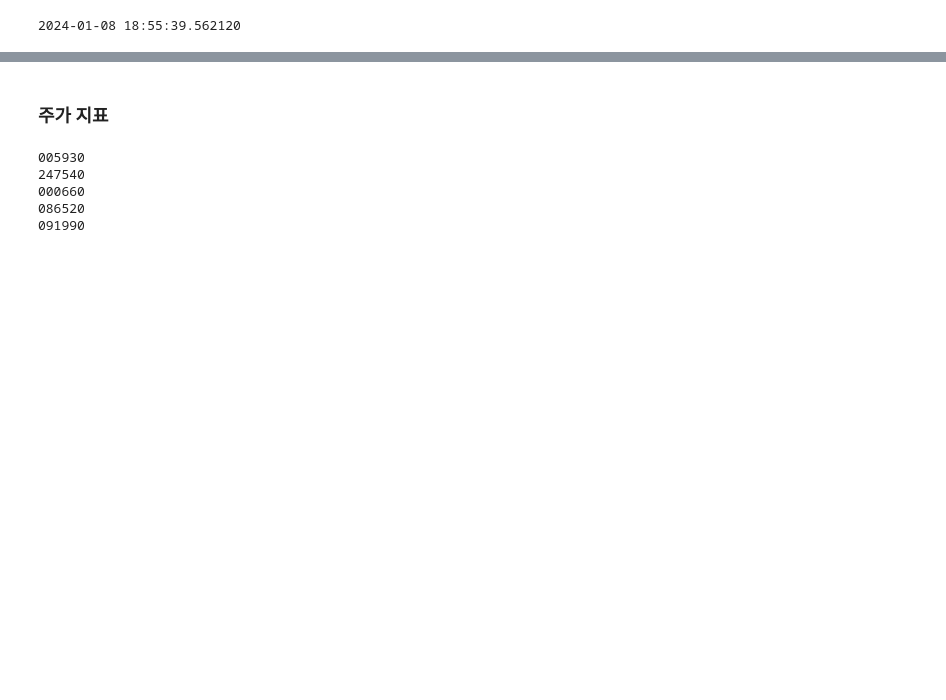
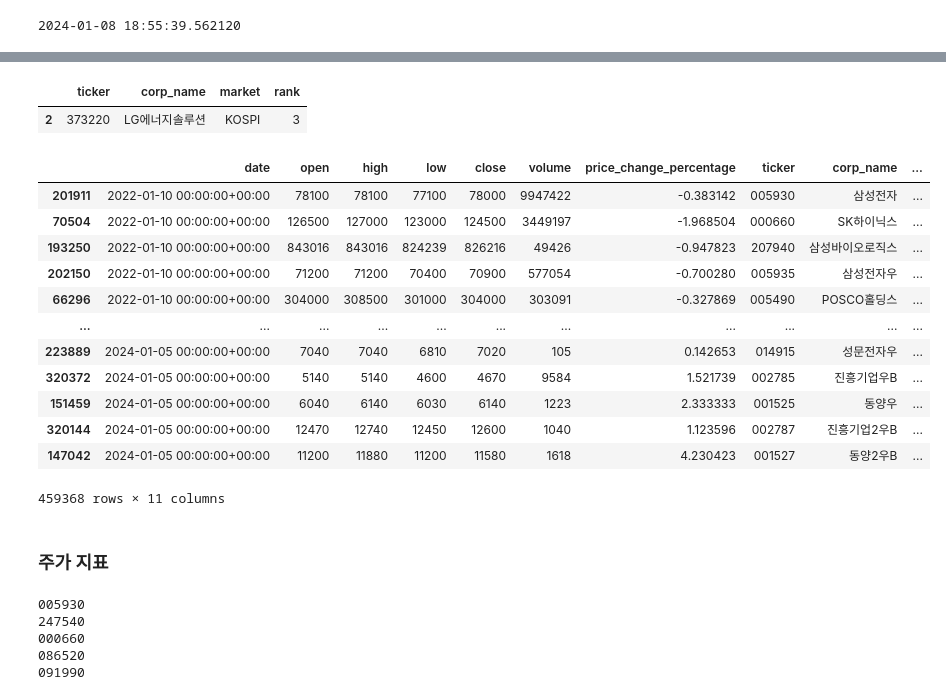
Before and after one commit to Unfinishedgod/finance_mlops, a Jupyter notebook: jupyter/cleaning/kor_stock_cleaning.ipynb, the cells around one changed output, grey strips where cells are left out. Drawn from its saved outputs; the diff is of its cells as text; code cells hidden in the pictures; blank space fills up the shorter version.

```diff
--- a/jupyter/cleaning/kor_stock_cleaning.ipynb
+++ b/jupyter/cleaning/kor_stock_cleaning.ipynb
@@ -125,2 +120,27 @@ Job ID: 2138c456-35ef-45f2-b8a8-d1ad5009218c
+# %%
+sql = f"""
+select *
+from `{project_id}.{dataset_id}.kor_stock_ohlcv`
+where date > '{query_date}'
+"""
+
+# 데이터 조회 쿼리 실행 결과
+query_job = client.query(sql)
+
+# 데이터프레임 변환
+ohlcv_df_raw = query_job.to_dataframe()
+# %%
+sql = f"""
+select *
+from `{project_id}.{dataset_id}.kor_ticker_list`
+"""
+
+# 데이터 조회 쿼리 실행 결과
+query_job = client.query(sql)
+
+# 데이터프레임 변환
+kor_ticker_list = query_job.to_dataframe()
 # %%
-ohlcv_df_raw
+df = pd.merge(ohlcv_df_raw, kor_ticker_list,
+        on = 'ticker',
+        how = 'left')
@@ -141,3 +166,24 @@ ohlcv_df_raw
+# %%
+kor_ticker_list[kor_ticker_list['ticker'] == '373220']
+# %% [output]
+|  | ticker | corp_name | market | rank |
+| 2 | 373220 | LG에너지솔루션 | KOSPI | 3 |
+# %%
+df[df['market'] == 'KOSPI'].sort_values(by = ['date', 'rank'])
+# %% [output]
+|  | date | open | high | low | close | volume | price_change_percentage | ticker | corp_name | ... |
+| 201911 | 2022-01-10 00:00:00+00:00 | 78100 | 78100 | 77100 | 78000 | 9947422 | -0.383142 | 005930 | 삼성전자 | ... |
+| 70504 | 2022-01-10 00:00:00+00:00 | 126500 | 127000 | 123000 | 124500 | 3449197 | -1.968504 | 000660 | SK하이닉스 | ... |
+| 193250 | 2022-01-10 00:00:00+00:00 | 843016 | 843016 | 824239 | 826216 | 49426 | -0.947823 | 207940 | 삼성바이오로직스 | ... |
+| 202150 | 2022-01-10 00:00:00+00:00 | 71200 | 71200 | 70400 | 70900 | 577054 | -0.700280 | 005935 | 삼성전자우 | ... |
+| 66296 | 2022-01-10 00:00:00+00:00 | 304000 | 308500 | 301000 | 304000 | 303091 | -0.327869 | 005490 | POSCO홀딩스 | ... |
+| ... | ... | ... | ... | ... | ... | ... | ... | ... | ... | ... |
+| 223889 | 2024-01-05 00:00:00+00:00 | 7040 | 7040 | 6810 | 7020 | 105 | 0.142653 | 014915 | 성문전자우 | ... |
+| 320372 | 2024-01-05 00:00:00+00:00 | 5140 | 5140 | 4600 | 4670 | 9584 | 1.521739 | 002785 | 진흥기업우B | ... |
+| 151459 | 2024-01-05 00:00:00+00:00 | 6040 | 6140 | 6030 | 6140 | 1223 | 2.333333 | 001525 | 동양우 | ... |
+| 320144 | 2024-01-05 00:00:00+00:00 | 12470 | 12740 | 12450 | 12600 | 1040 | 1.123596 | 002787 | 진흥기업2우B | ... |
+| 147042 | 2024-01-05 00:00:00+00:00 | 11200 | 11880 | 11200 | 11580 | 1618 | 4.230423 | 001527 | 동양2우B | ... |
+459368 rows × 11 columns
 # %%
 ohlcv_df_raw = ohlcv_df_raw.fillna(0)
 ticker_list = ohlcv_df_raw['ticker'].unique()
```
Also changed, not shown: parts of 3 cells of this notebook, 1 other file.
